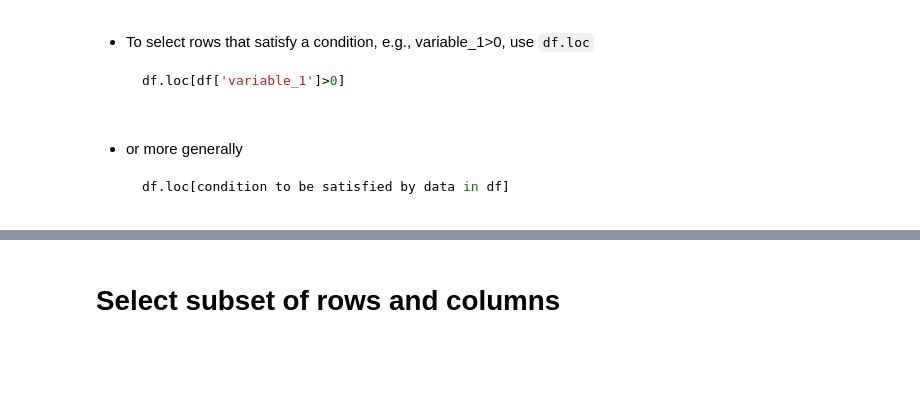
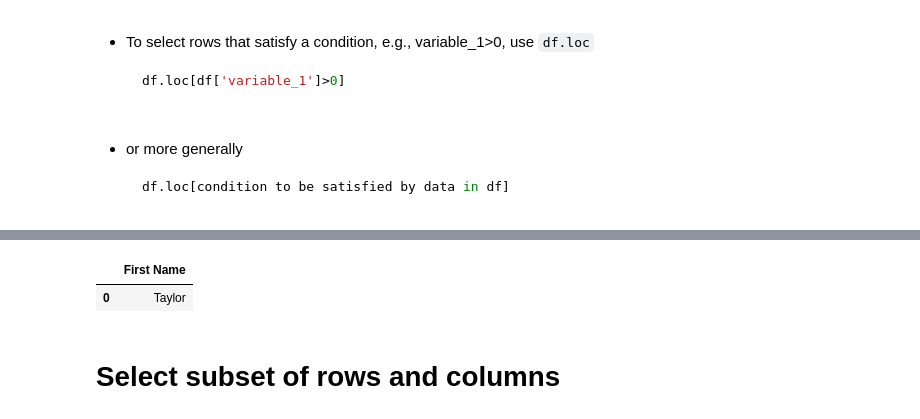
Before and after one commit to SMU-Econ-Growth/EconGrowthUG-Notebooks, a Jupyter notebook: Intro-Data-Analysis-Pandas.ipynb, the cells around one changed output, grey strips where cells are left out. Saved outputs shown, nothing was run; the diff lists cells and outputs as text; code cells hidden in the pictures; blank space fills up the shorter version.

```diff
--- a/Intro-Data-Analysis-Pandas.ipynb
+++ b/Intro-Data-Analysis-Pandas.ipynb
@@ -301,5 +441,8 @@ musicians.iloc[0]
 # %%
-musicians['First Name'].loc[musicians['Age']<50]
+musicians.loc[musicians['Age']<50, ['First Name']]
+# %% [output]
+|  | First Name |
+| 0 | Taylor |
 # %% [markdown]
 # Select subset of rows and columns
 # %% [markdown]
```
Also changed, not shown: parts of 49 cells of this notebook, 2 other files.
